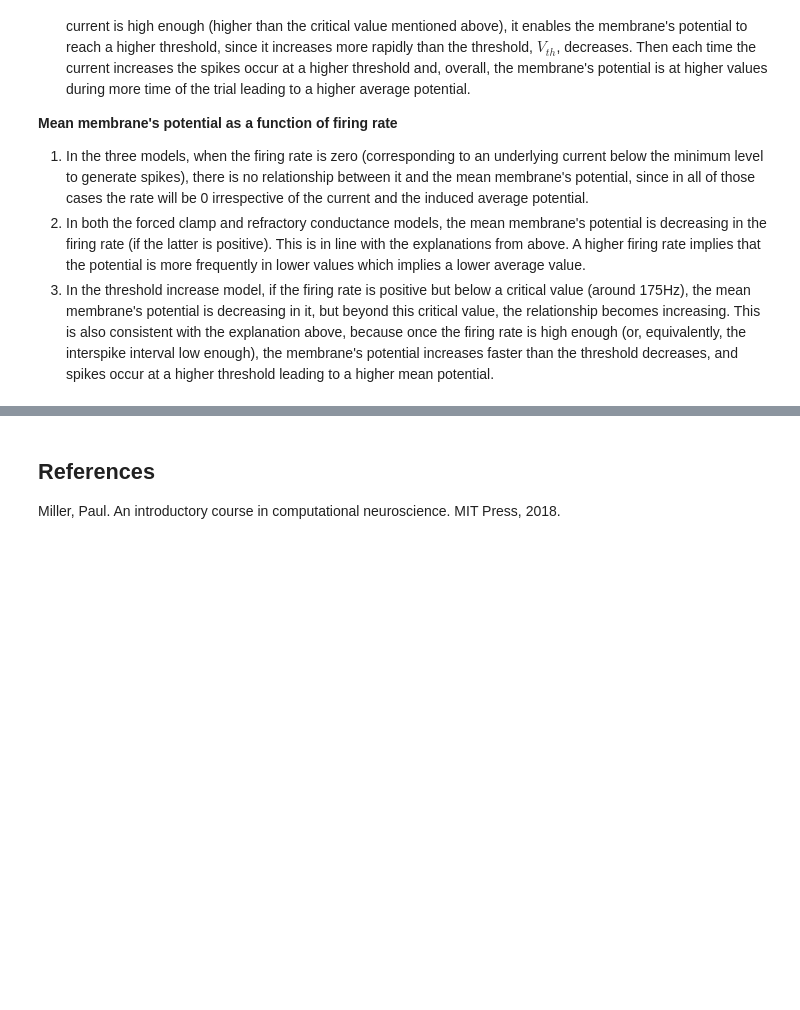
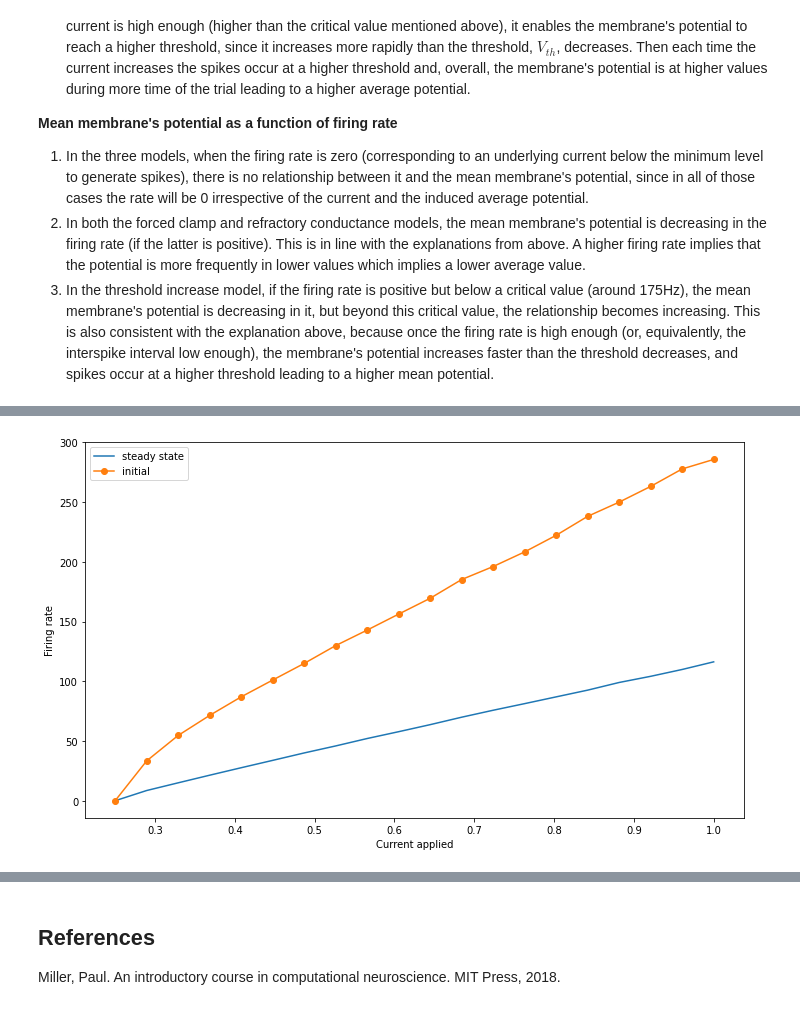
Before and after one commit to Romoflow/comp_neuro_models, a Jupyter notebook: lif.ipynb, the cells around one changed output, grey strips where cells are left out. Cells and saved outputs as stored; diff of their text form; code cells hidden in the pictures; blank space fills up the shorter version.

```diff
--- a/lif.ipynb
+++ b/lif.ipynb
@@ -469,0 +562,26 @@ plt.show()
+# %%
+# Collect results for a range of currents
+I_range = np.linspace(0.25, 1, 20)
+initial_firing_rate = []
+steady_state_firing_rate = []
+for I_app in I_range:
+    sim_results = simulate(I_app, t_max=5000, constant_current=True)
+    if sim_results["firing_rate"] > 0:
+        initial_ISI = sim_results["spike_times"][1] - sim_results["spike_times"][0]
+        final_ISI = sim_results["spike_times"][-1] - sim_results["spike_times"][-2]
+        initial_firing_rate.append(1000 / initial_ISI)
+        steady_state_firing_rate.append(1000 / final_ISI)
+    else:
+        initial_firing_rate.append(0)
+        steady_state_firing_rate.append(0)
+# %%
+plt.figure(figsize=(10,6))
+plt.plot(I_range, steady_state_firing_rate, label="steady state")
+plt.plot(I_range, initial_firing_rate, marker="o", label="initial")
+plt.xlabel("Current applied")
+plt.ylabel("Firing rate")
+plt.legend()
+plt.tight_layout()
+plt.show()
+# %% [output]
+[figure, added]
```
Also changed, not shown: parts of 18 cells of this notebook.
